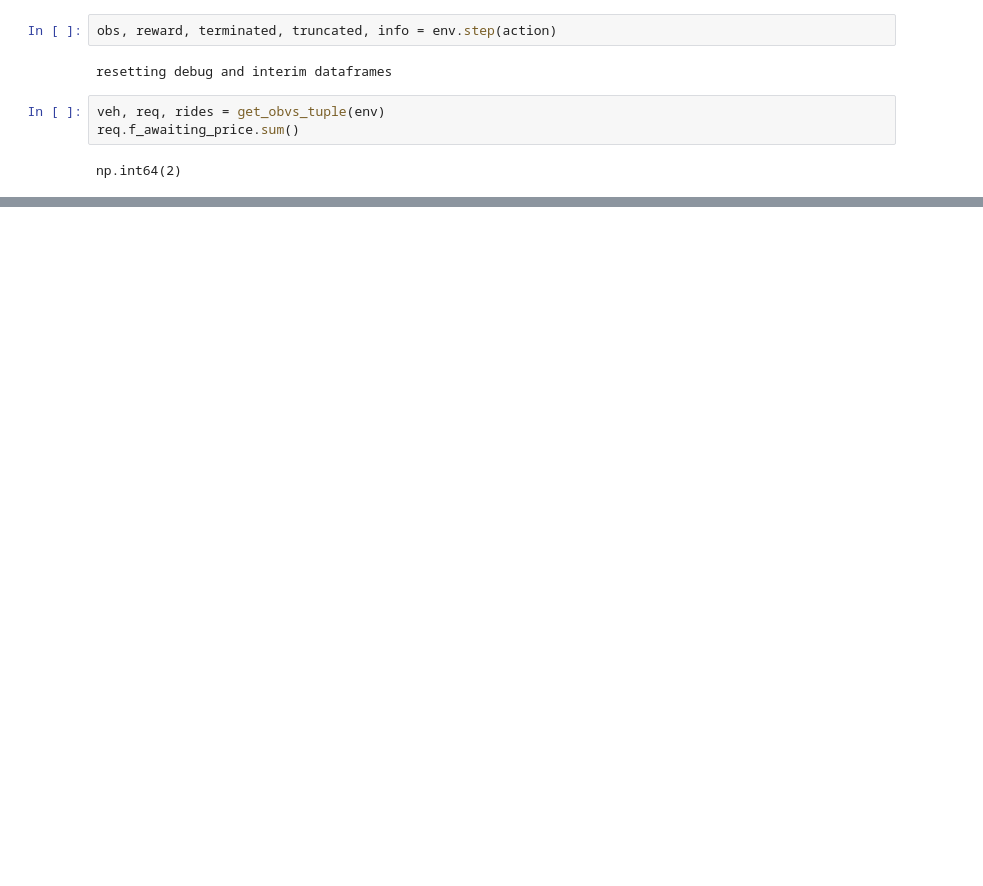
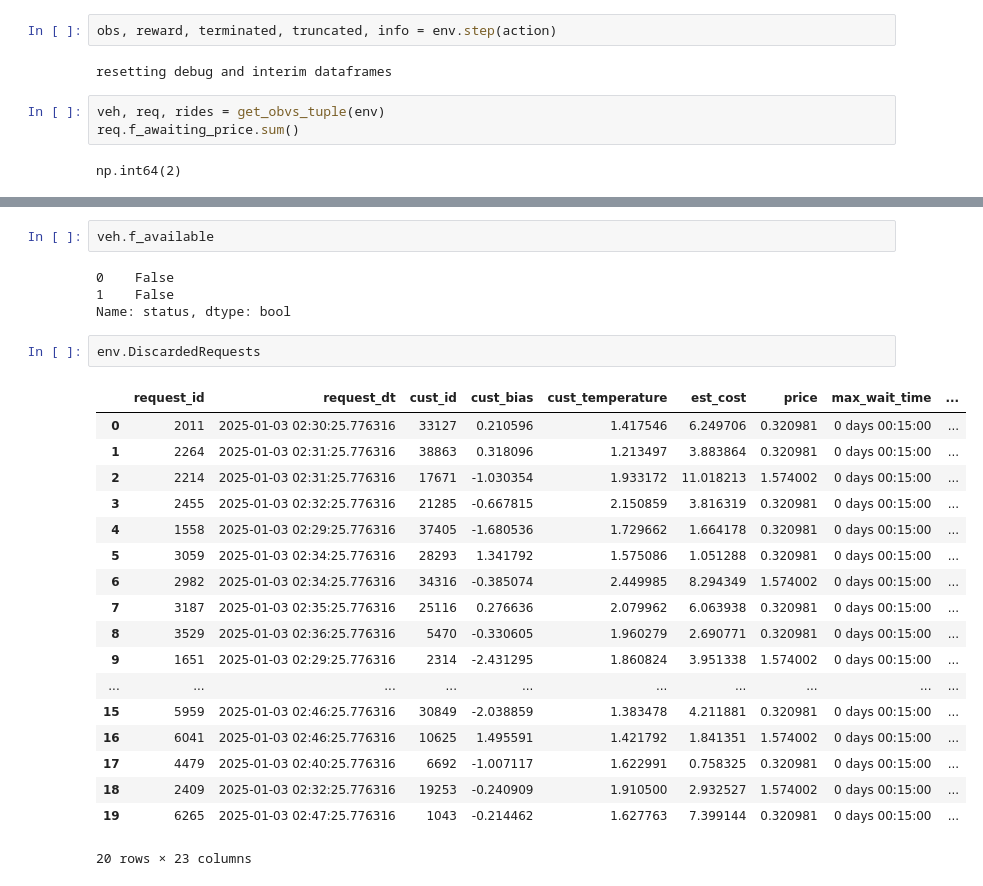
Before and after one commit to akseldkw07/Waymo-Agent, a Jupyter notebook: notebooks/mixin/transition_model.ipynb, the cells around one changed output, grey strips where cells are left out. Cells and saved outputs as stored; diff of their text form; blank space fills up the shorter version.

```diff
--- a/notebooks/mixin/transition_model.ipynb
+++ b/notebooks/mixin/transition_model.ipynb
@@ -82,3 +141,30 @@ dtt([env._veh_interim, env._active_rides_debug], how="head")
+# %%
+veh.f_available
+# %% [output]
+0    False
+1    False
+Name: status, dtype: bool
+# %%
+env.DiscardedRequests
+# %% [output]
+|  | request_id | request_dt | cust_id | cust_bias | cust_temperature | est_cost | price | max_wait_time | ... |
+| 0 | 2011 | 2025-01-03 02:30:25.776316 | 33127 | 0.210596 | 1.417546 | 6.249706 | 0.320981 | 0 days 00:15:00 | ... |
+| 1 | 2264 | 2025-01-03 02:31:25.776316 | 38863 | 0.318096 | 1.213497 | 3.883864 | 0.320981 | 0 days 00:15:00 | ... |
+| 2 | 2214 | 2025-01-03 02:31:25.776316 | 17671 | -1.030354 | 1.933172 | 11.018213 | 1.574002 | 0 days 00:15:00 | ... |
+| 3 | 2455 | 2025-01-03 02:32:25.776316 | 21285 | -0.667815 | 2.150859 | 3.816319 | 0.320981 | 0 days 00:15:00 | ... |
+| 4 | 1558 | 2025-01-03 02:29:25.776316 | 37405 | -1.680536 | 1.729662 | 1.664178 | 0.320981 | 0 days 00:15:00 | ... |
+| 5 | 3059 | 2025-01-03 02:34:25.776316 | 28293 | 1.341792 | 1.575086 | 1.051288 | 0.320981 | 0 days 00:15:00 | ... |
+| 6 | 2982 | 2025-01-03 02:34:25.776316 | 34316 | -0.385074 | 2.449985 | 8.294349 | 1.574002 | 0 days 00:15:00 | ... |
+| 7 | 3187 | 2025-01-03 02:35:25.776316 | 25116 | 0.276636 | 2.079962 | 6.063938 | 0.320981 | 0 days 00:15:00 | ... |
+| 8 | 3529 | 2025-01-03 02:36:25.776316 | 5470 | -0.330605 | 1.960279 | 2.690771 | 0.320981 | 0 days 00:15:00 | ... |
+| 9 | 1651 | 2025-01-03 02:29:25.776316 | 2314 | -2.431295 | 1.860824 | 3.951338 | 1.574002 | 0 days 00:15:00 | ... |
+| ... | ... | ... | ... | ... | ... | ... | ... | ... | ... |
+| 15 | 5959 | 2025-01-03 02:46:25.776316 | 30849 | -2.038859 | 1.383478 | 4.211881 | 0.320981 | 0 days 00:15:00 | ... |
+| 16 | 6041 | 2025-01-03 02:46:25.776316 | 10625 | 1.495591 | 1.421792 | 1.841351 | 1.574002 | 0 days 00:15:00 | ... |
+| 17 | 4479 | 2025-01-03 02:40:25.776316 | 6692 | -1.007117 | 1.622991 | 0.758325 | 0.320981 | 0 days 00:15:00 | ... |
+| 18 | 2409 | 2025-01-03 02:32:25.776316 | 19253 | -0.240909 | 1.910500 | 2.932527 | 1.574002 | 0 days 00:15:00 | ... |
+| 19 | 6265 | 2025-01-03 02:47:25.776316 | 1043 | -0.214462 | 1.627763 | 7.399144 | 0.320981 | 0 days 00:15:00 | ... |
+20 rows × 23 columns
 # %%
 # dtt([env._request_sanity_df,env._req_interim], samp_head_tail="head")
 dtt([req.f_plot_route(plt_cfg), req], n=7, how="head")
```
Also changed, not shown: parts of 19 cells of this notebook, 11 other files.
